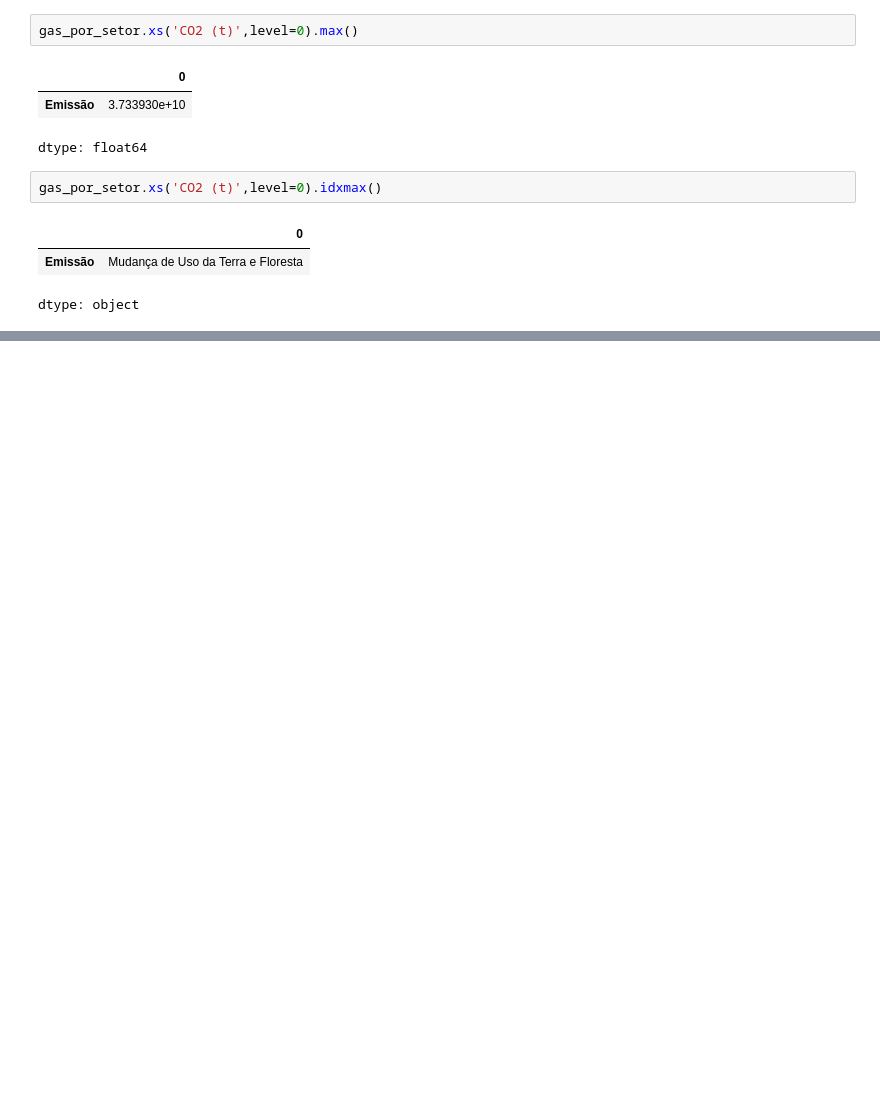
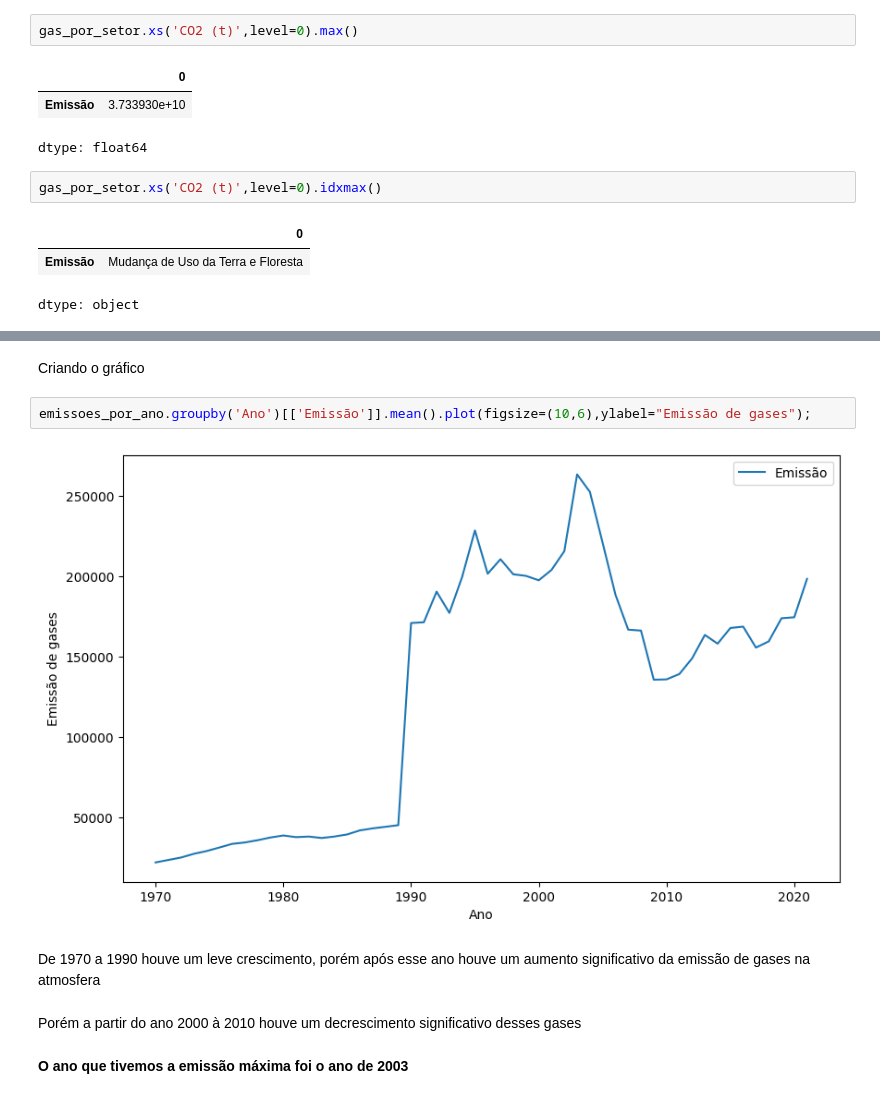
Before and after one commit to Jgabriel1800/projeto_emissaodegases, a Jupyter notebook: projeto_emissaodegases.ipynb, the cells around one changed output, grey strips where cells are left out. Drawn from its saved outputs; the diff is of its cells as text; blank space fills up the shorter version.

```diff
--- a/projeto_emissaodegases.ipynb
+++ b/projeto_emissaodegases.ipynb
@@ -405,0 +556,12 @@ dtype: object
+# %% [markdown]
+Criando o gráfico
+# %%
+emissoes_por_ano.groupby('Ano')[['Emissão']].mean().plot(figsize=(10,6),ylabel="Emissão de gases");
+# %% [output]
+[figure, added]
+# %% [markdown]
+De 1970 a 1990 houve um leve crescimento, porém após esse ano houve um aumento significativo da emissão de gases na atmosfera
+# %% [markdown]
+Porém a partir do ano 2000 à 2010 houve um decrescimento significativo desses gases
+# %% [markdown]
+**O ano que tivemos a emissão máxima foi o ano de 2003**
```
Also changed, not shown: parts of 52 cells of this notebook.
